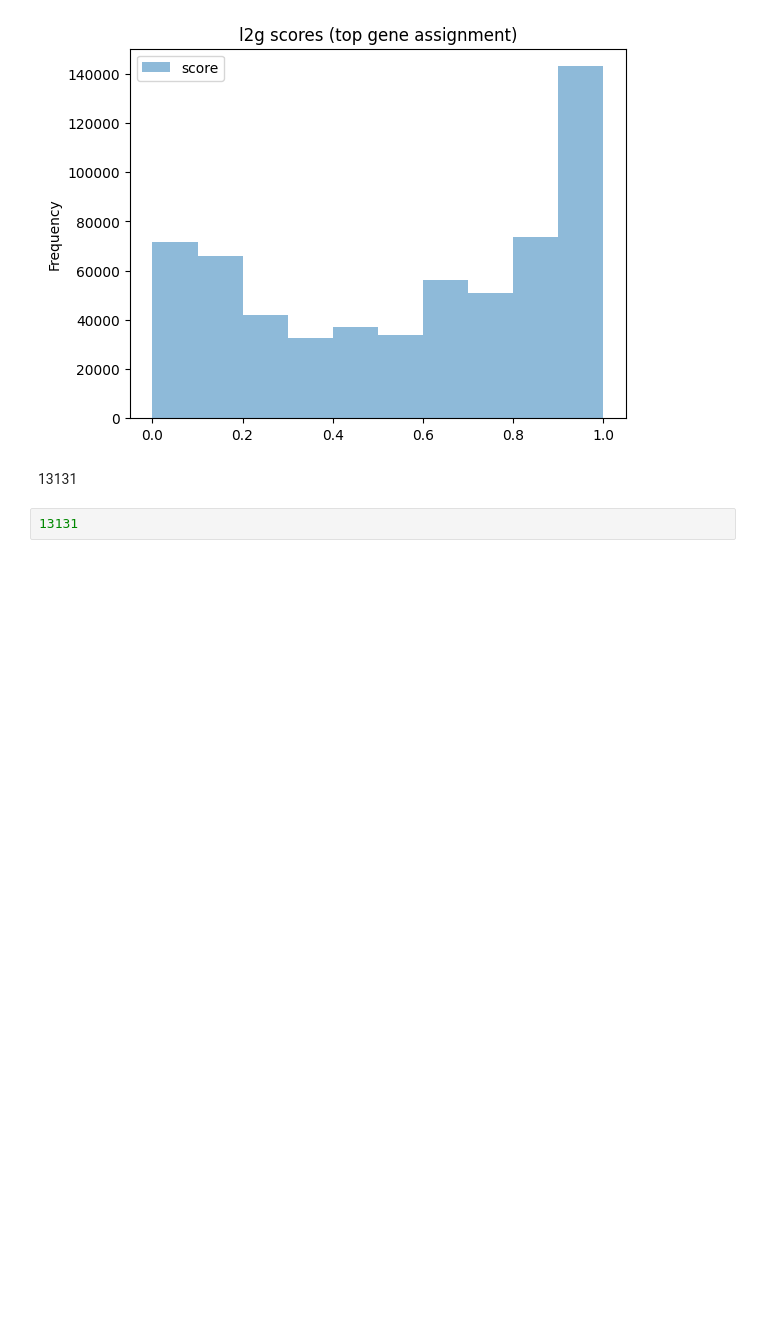
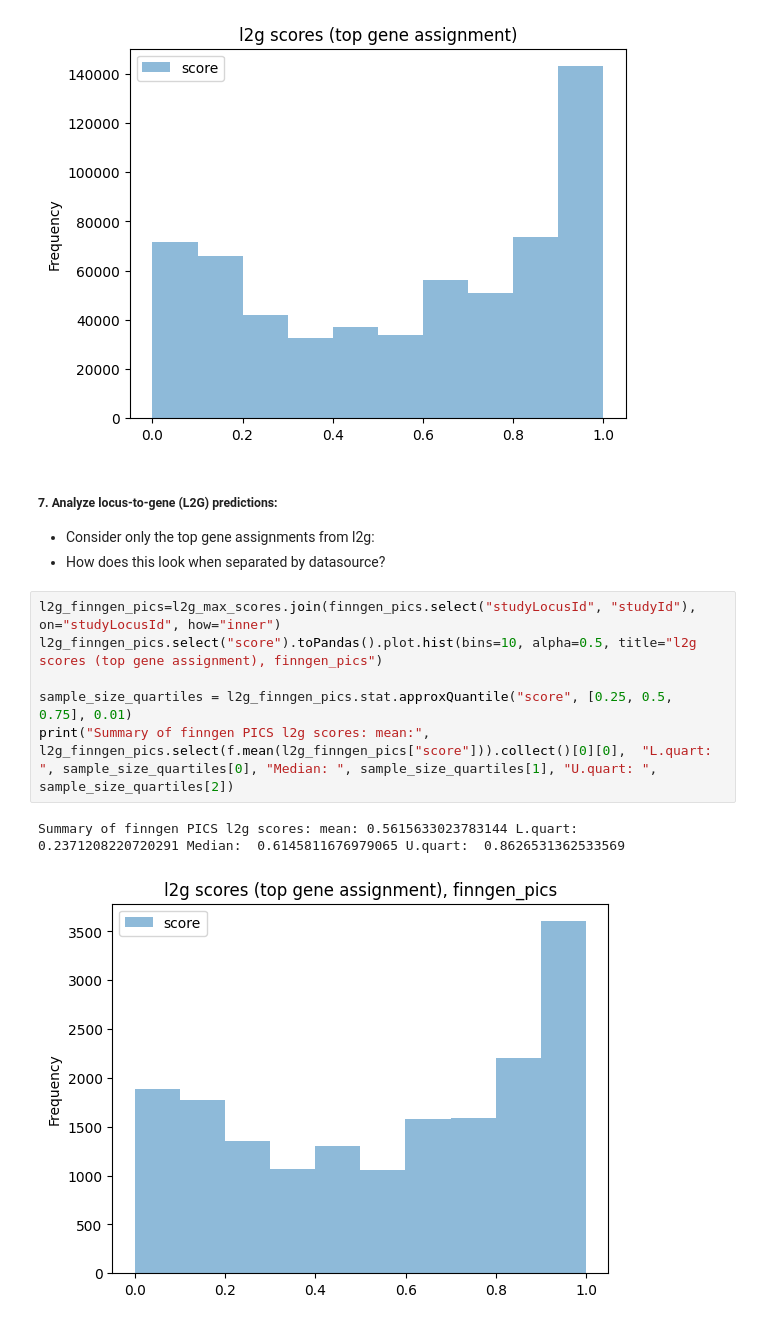
Before and after one commit to opentargets/gentropy, a Jupyter notebook: notebooks/Release_QC_metrics.ipynb, the cells around one changed output. Cells and saved outputs as stored; diff of their text form; blank space fills up the shorter version.

```diff
--- a/notebooks/Release_QC_metrics.ipynb
+++ b/notebooks/Release_QC_metrics.ipynb
@@ -308,7 +330,16 @@ l2g_max_scores.select("score").toPandas().plot.hist(bins=10, alpha=0.5, title="l
 # %% [output]
 <Axes: title={'center': 'l2g scores (top gene assignment)'}, ylabel='Frequency'>
 [figure]
-# %% [markdown]
-13131
-# %%
-13131
+# %% [markdown]
+##### 7. Analyze locus-to-gene (L2G) predictions:
+   - Consider only the top gene assignments from l2g:
+   - How does this look when separated by datasource?
+# %%
+l2g_finngen_pics=l2g_max_scores.join(finngen_pics.select("studyLocusId", "studyId"), on="studyLocusId", how="inner")
+l2g_finngen_pics.select("score").toPandas().plot.hist(bins=10, alpha=0.5, title="l2g scores (top gene assignment), finngen_pics")
+
+sample_size_quartiles = l2g_finngen_pics.stat.approxQuantile("score", [0.25, 0.5, 0.75], 0.01)
+print("Summary of finngen PICS l2g scores: mean:",  l2g_finngen_pics.select(f.mean(l2g_finngen_pics["score"])).collect()[0][0],  "L.quart: ", sample_size_quartiles[0], "Median: ", sample_size_quartiles[1], "U.quart: ", sample_size_quartiles[2])
+# %% [output]
+Summary of finngen PICS l2g scores: mean: 0.5615633023783144 L.quart:  0.2371208220720291 Median:  0.6145811676979065 U.quart:  0.8626531362533569
+[figure, added]
```
Also changed, not shown: parts of 21 cells of this notebook.
